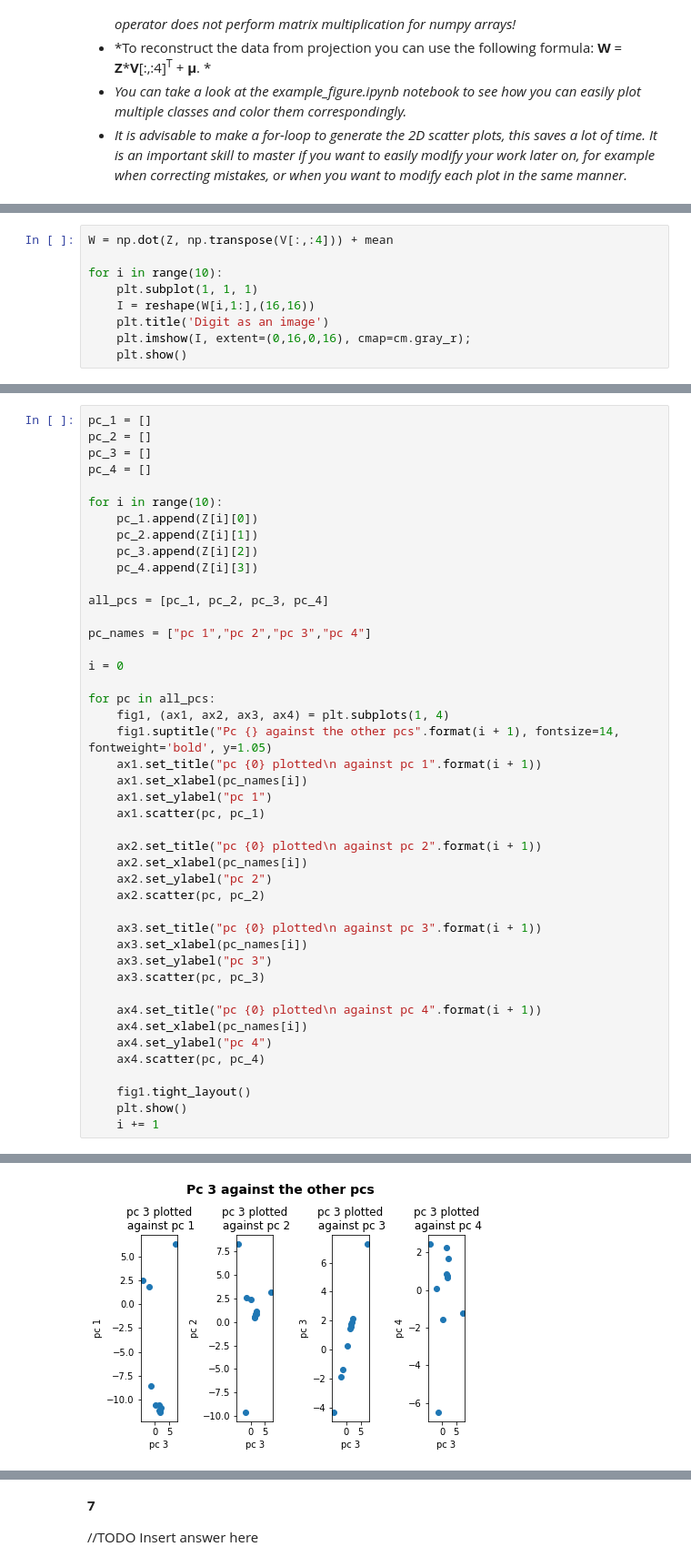
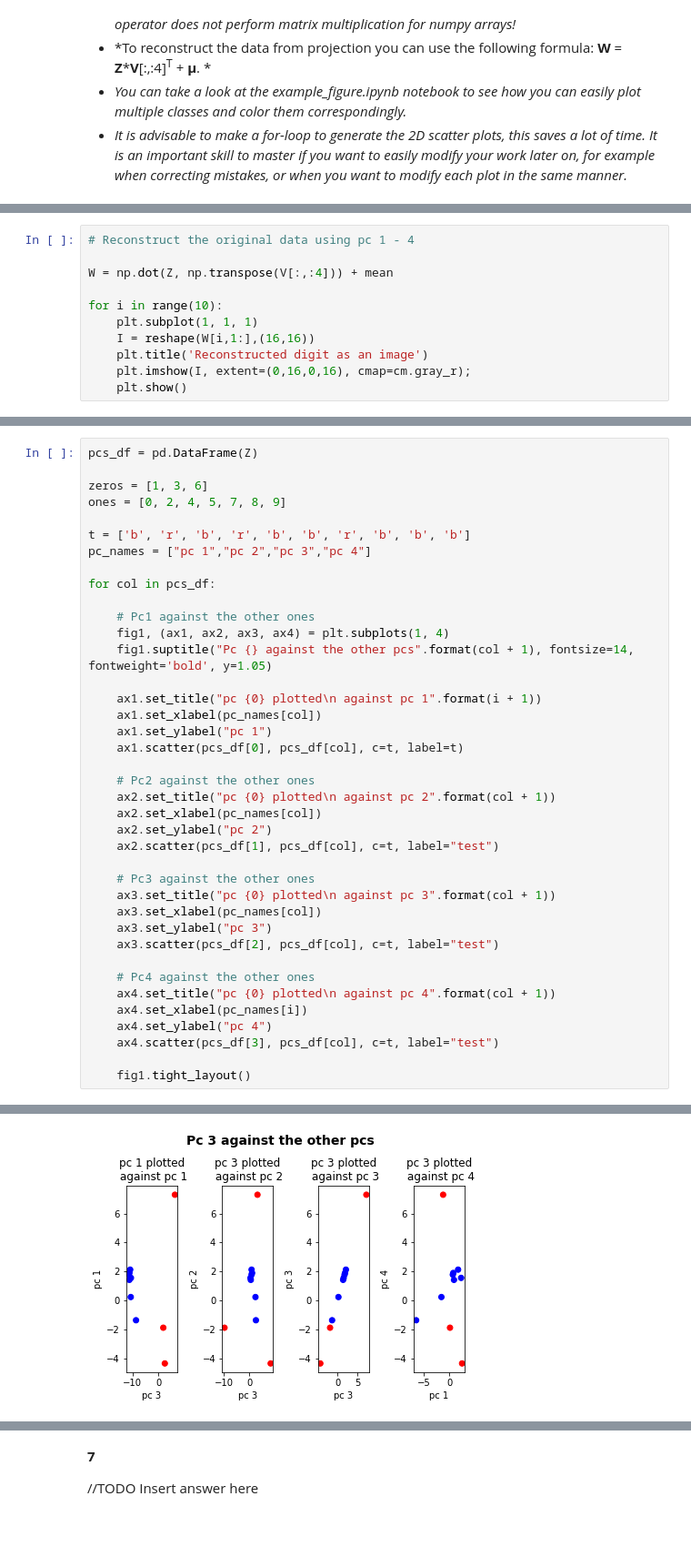
Before and after one commit to LennartPNL/DataMiningAssignments, a Jupyter notebook: Assignment_2/Assignment_2.ipynb, the cells around one changed output, grey strips where cells are left out. Shown: that part at 91% size. Cells and saved outputs as stored; diff of their text form; blank space fills up the shorter version.

Commit message:
new scatters

```diff
--- a/Assignment_2/Assignment_2.ipynb
+++ b/Assignment_2/Assignment_2.ipynb
@@ -295,12 +291,14 @@ for i in range(10):
 [figure]
 [figure]
 # %%
+# Reconstruct the original data using pc 1 - 4
+
 W = np.dot(Z, np.transpose(V[:,:4])) + mean
 
 for i in range(10):
     plt.subplot(1, 1, 1)
     I = reshape(W[i,1:],(16,16))
-    plt.title('Digit as an image')
+    plt.title('Reconstructed digit as an image')
     plt.imshow(I, extent=(0,16,0,16), cmap=cm.gray_r);
     plt.show()
 # %% [output]
@@ -317,45 +315,40 @@ for i in range(10):
 # %%
-pc_1 = []
-pc_2 = []
-pc_3 = []
-pc_4 = []
+pcs_df = pd.DataFrame(Z)
 
-for i in range(10):
-    pc_1.append(Z[i][0])
-    pc_2.append(Z[i][1])
-    pc_3.append(Z[i][2])
-    pc_4.append(Z[i][3])
+zeros = [1, 3, 6]
+ones = [0, 2, 4, 5, 7, 8, 9]
 
-all_pcs = [pc_1, pc_2, pc_3, pc_4]
-
+t = ['b', 'r', 'b', 'r', 'b', 'b', 'r', 'b', 'b', 'b']
 pc_names = ["pc 1","pc 2","pc 3","pc 4"]
 
-i = 0
+for col in pcs_df:
 
-for pc in all_pcs:
+    # Pc1 against the other ones
     fig1, (ax1, ax2, ax3, ax4) = plt.subplots(1, 4)
-    fig1.suptitle("Pc {} against the other pcs".format(i + 1), fontsize=14, fontweight='bold', y=1.05)
+    fig1.suptitle("Pc {} against the other pcs".format(col + 1), fontsize=14, fontweight='bold', y=1.05)
+
     ax1.set_title("pc {0} plotted\n against pc 1".format(i + 1))
-    ax1.set_xlabel(pc_names[i])
+    ax1.set_xlabel(pc_names[col])
     ax1.set_ylabel("pc 1")
-    ax1.scatter(pc, pc_1)
+    ax1.scatter(pcs_df[0], pcs_df[col], c=t, label=t)
 
-    ax2.set_title("pc {0} plotted\n against pc 2".format(i + 1))
-    ax2.set_xlabel(pc_names[i])
+    # Pc2 against the other ones
+    ax2.set_title("pc {0} plotted\n against pc 2".format(col + 1))
+    ax2.set_xlabel(pc_names[col])
     ax2.set_ylabel("pc 2")
-    ax2.scatter(pc, pc_2)
+    ax2.scatter(pcs_df[1], pcs_df[col], c=t, label="test")
 
-    ax3.set_title("pc {0} plotted\n against pc 3".format(i + 1))
-    ax3.set_xlabel(pc_names[i])
+    # Pc3 against the other ones
+    ax3.set_title("pc {0} plotted\n against pc 3".format(col + 1))
+    ax3.set_xlabel(pc_names[col])
     ax3.set_ylabel("pc 3")
-    ax3.scatter(pc, pc_3)
+    ax3.scatter(pcs_df[2], pcs_df[col], c=t, label="test")
 
-    ax4.set_title("pc {0} plotted\n against pc 4".format(i + 1))
+    # Pc4 against the other ones
+    ax4.set_title("pc {0} plotted\n against pc 4".format(col + 1))
     ax4.set_xlabel(pc_names[i])
     ax4.set_ylabel("pc 4")
-    ax4.scatter(pc, pc_4)
+    ax4.scatter(pcs_df[3], pcs_df[col], c=t, label="test")
 
     fig1.tight_layout()
-    plt.show()
-    i += 1
 # %% [output]
@@ -364 +357 @@ for pc in all_pcs:
-[figure, old version]
+[figure, new version]
```
Also changed, not shown: parts of 5 cells of this notebook.
